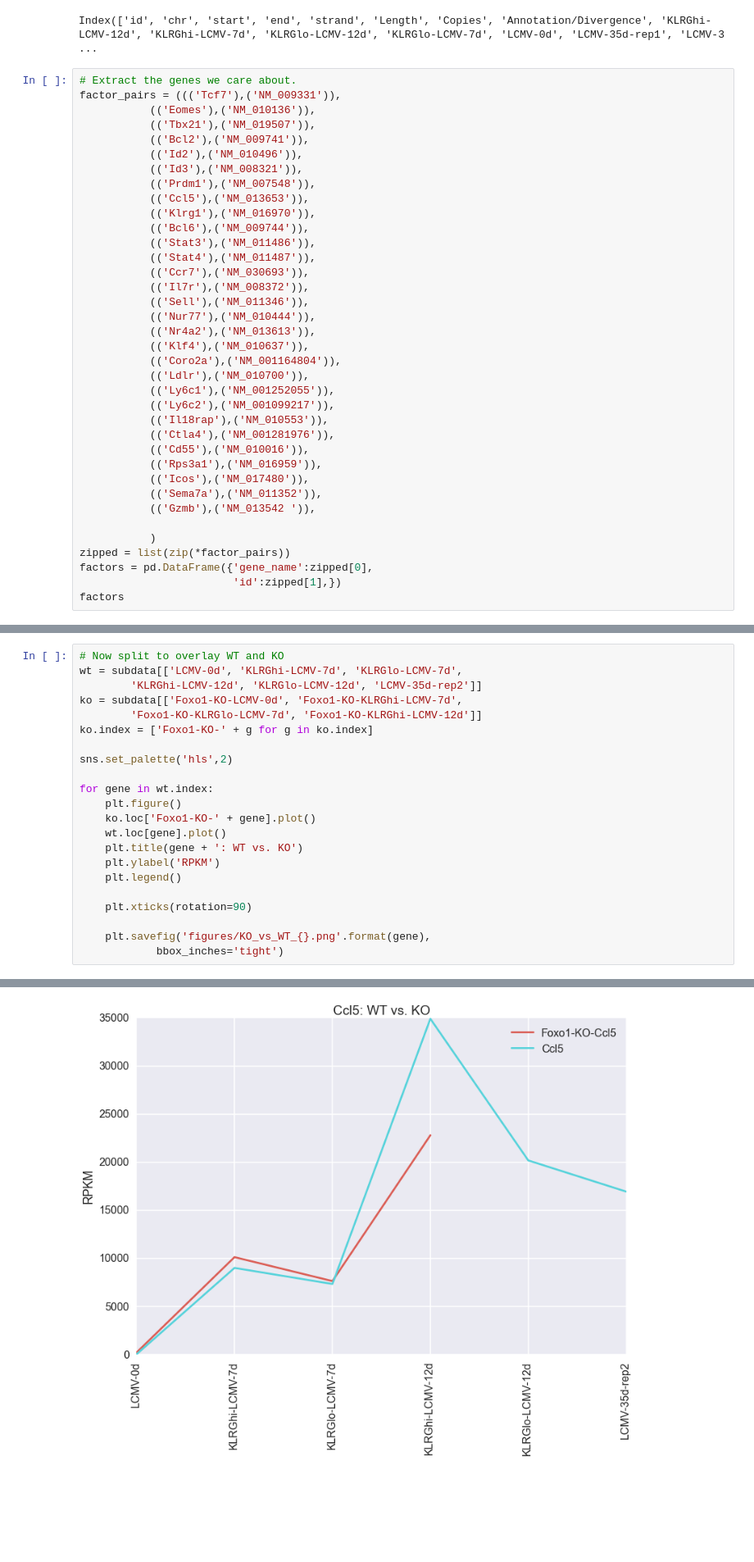
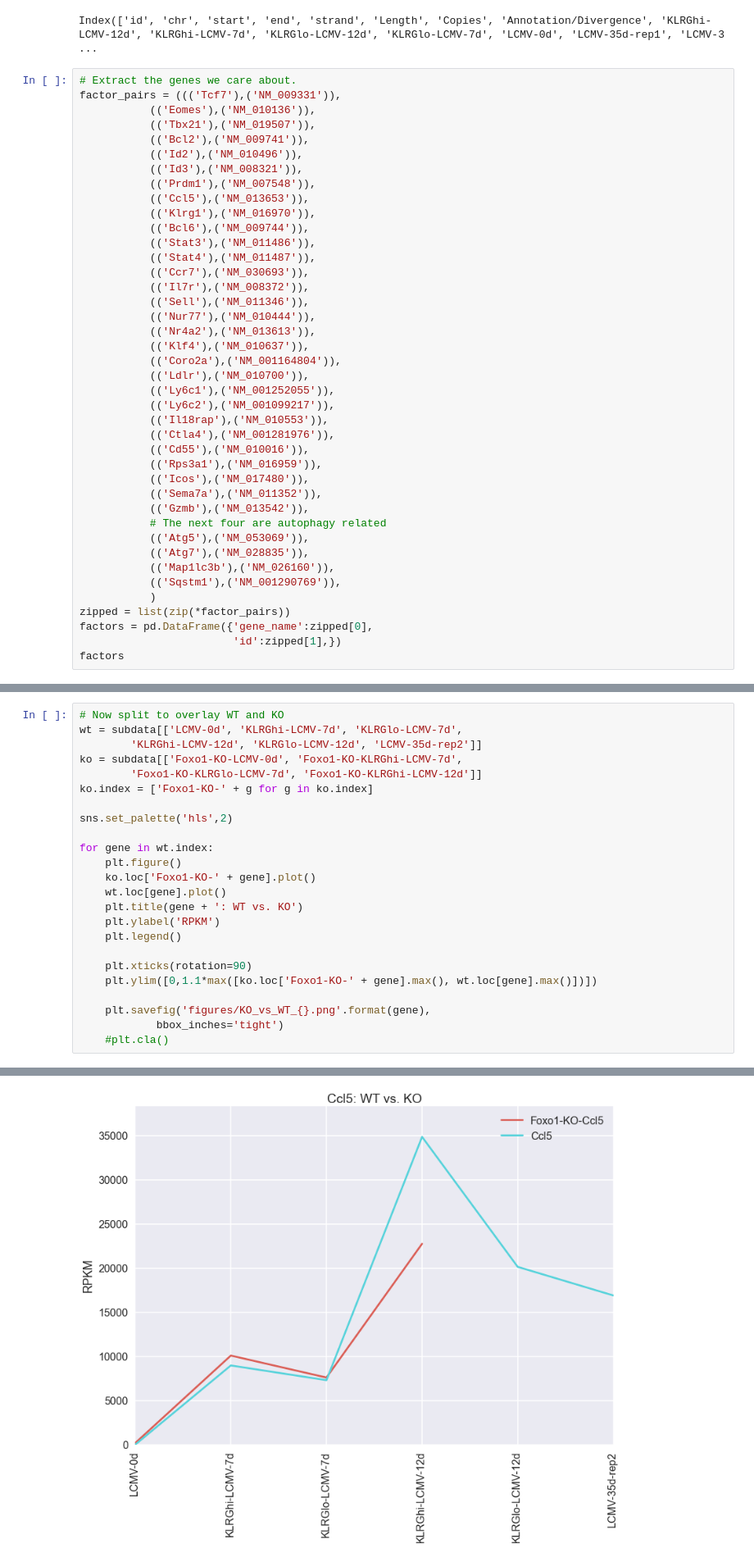
Before and after one commit to karmel/foxo1-cd8, a Jupyter notebook: foxo/genes/genes_of_interest.ipynb, the cells around one changed output, grey strips where cells are left out. Shown at 82% size. Cells and saved outputs as stored; diff of their text form; blank space fills up the shorter version.

Commit message:
Adding autophagy genes

```diff
--- a/foxo/genes/genes_of_interest.ipynb
+++ b/foxo/genes/genes_of_interest.ipynb
@@ -60,8 +60,12 @@ factor_pairs = ((('Tcf7'),('NM_009331')),
            (('Rps3a1'),('NM_016959')),
            (('Icos'),('NM_017480')),
            (('Sema7a'),('NM_011352')),
-           (('Gzmb'),('NM_013542 ')),
-
+           (('Gzmb'),('NM_013542')),
+           # The next four are autophagy related
+           (('Atg5'),('NM_053069')),
+           (('Atg7'),('NM_028835')),
+           (('Map1lc3b'),('NM_026160')),
+           (('Sqstm1'),('NM_001290769')),
            )
 zipped = list(zip(*factor_pairs))
 factors = pd.DataFrame({'gene_name':zipped[0],
@@ -127,7 +131,9 @@ for gene in wt.index:
     plt.legend()
 
     plt.xticks(rotation=90)
+    plt.ylim([0,1.1*max([ko.loc['Foxo1-KO-' + gene].max(), wt.loc[gene].max()])])
 
     plt.savefig('figures/KO_vs_WT_{}.png'.format(gene),
             bbox_inches='tight')
+    #plt.cla()
 # %% [output]
@@ -141 +147 @@ for gene in wt.index:
-[figure, old version]
+[figure, new version]
```
Also changed, not shown: parts of 3 cells of this notebook, 24 other files.
